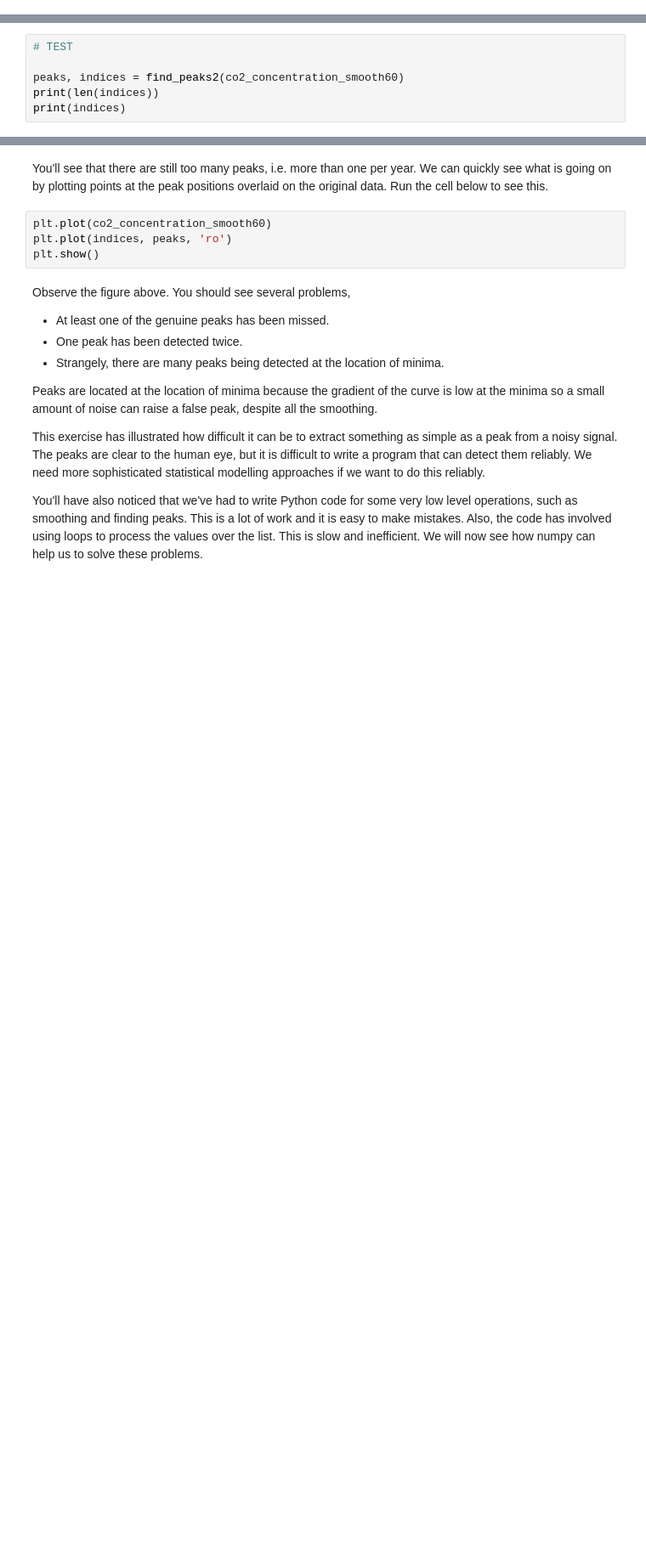
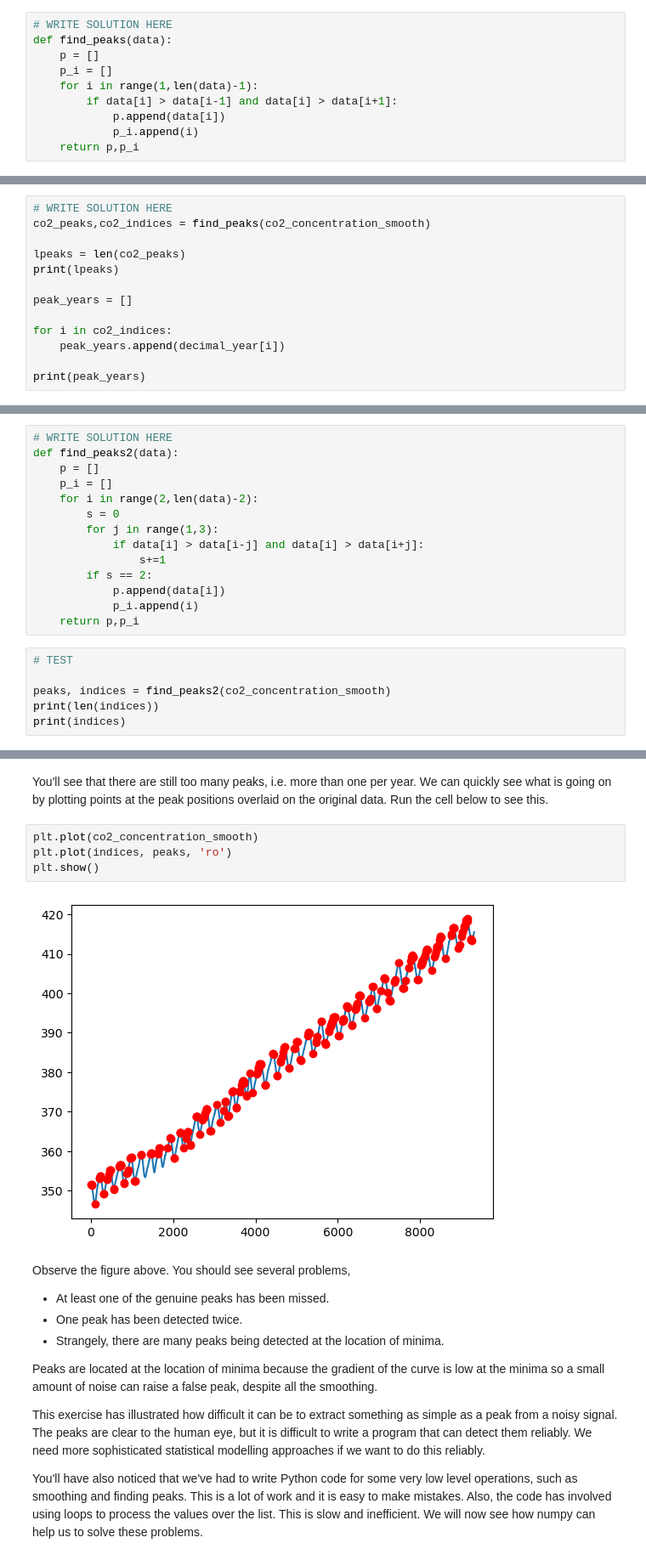
Before and after one commit to adhirajbane13/Uni_Sheffield_Module_Work, a Jupyter notebook: DS-with-python/030_Introducing_Numpy.ipynb, the cells around one changed output, grey strips where cells are left out. Shown at 85% size. Drawn from its saved outputs; the diff is of its cells as text; blank space fills up the shorter version.

```diff
--- a/DS-with-python/030_Introducing_Numpy.ipynb
+++ b/DS-with-python/030_Introducing_Numpy.ipynb
@@ -153,3 +167,13 @@ Write a function called `find_peaks` that takes a list of values as input and re
+# %%
+# WRITE SOLUTION HERE
+def find_peaks(data):
+    p = []
+    p_i = []
+    for i in range(1,len(data)-1):
+        if data[i] > data[i-1] and data[i] > data[i+1]:
+            p.append(data[i])
+            p_i.append(i)
+    return p,p_i
 # %%
 # TEST
 peaks, indices = find_peaks([1,2,1,1,1,2,1,1,2,1])
@@ -163,0 +188,13 @@ Now, in the cell below, run the find_peaks function on the smoothed CO2 concentr
+# %%
+# WRITE SOLUTION HERE
+co2_peaks,co2_indices = find_peaks(co2_concentration_smooth)
+
+lpeaks = len(co2_peaks)
+print(lpeaks)
+
+peak_years = []
+
+for i in co2_indices:
+    peak_years.append(decimal_year[i])
+
+print(peak_years)
@@ -170,6 +208,20 @@ Implement this new definition of peak in a function called `find_peaks2` and tes
+# %%
+# WRITE SOLUTION HERE
+def find_peaks2(data):
+    p = []
+    p_i = []
+    for i in range(2,len(data)-2):
+        s = 0
+        for j in range(1,3):
+            if data[i] > data[i-j] and data[i] > data[i+j]:
+                s+=1
+        if s == 2:
+            p.append(data[i])
+            p_i.append(i)
+    return p,p_i
 # %%
 # TEST
 
-peaks, indices = find_peaks2(co2_concentration_smooth60)
+peaks, indices = find_peaks2(co2_concentration_smooth)
 print(len(indices))
 print(indices)
@@ -176,9 +231,11 @@ print(indices)
 # %% [markdown]
 You'll see that there are still too many peaks, i.e. more than one per year. We can quickly see what is going on by plotting points at the peak positions overlaid on the original data. Run the cell below to see this.
 # %%
-plt.plot(co2_concentration_smooth60)
+plt.plot(co2_concentration_smooth)
 plt.plot(indices, peaks, 'ro')
 plt.show()
+# %% [output]
+[figure, added]
 # %% [markdown]
 Observe the figure above. You should see several problems,
 
```
Also changed, not shown: parts of 17 cells of this notebook, 39 other files.
